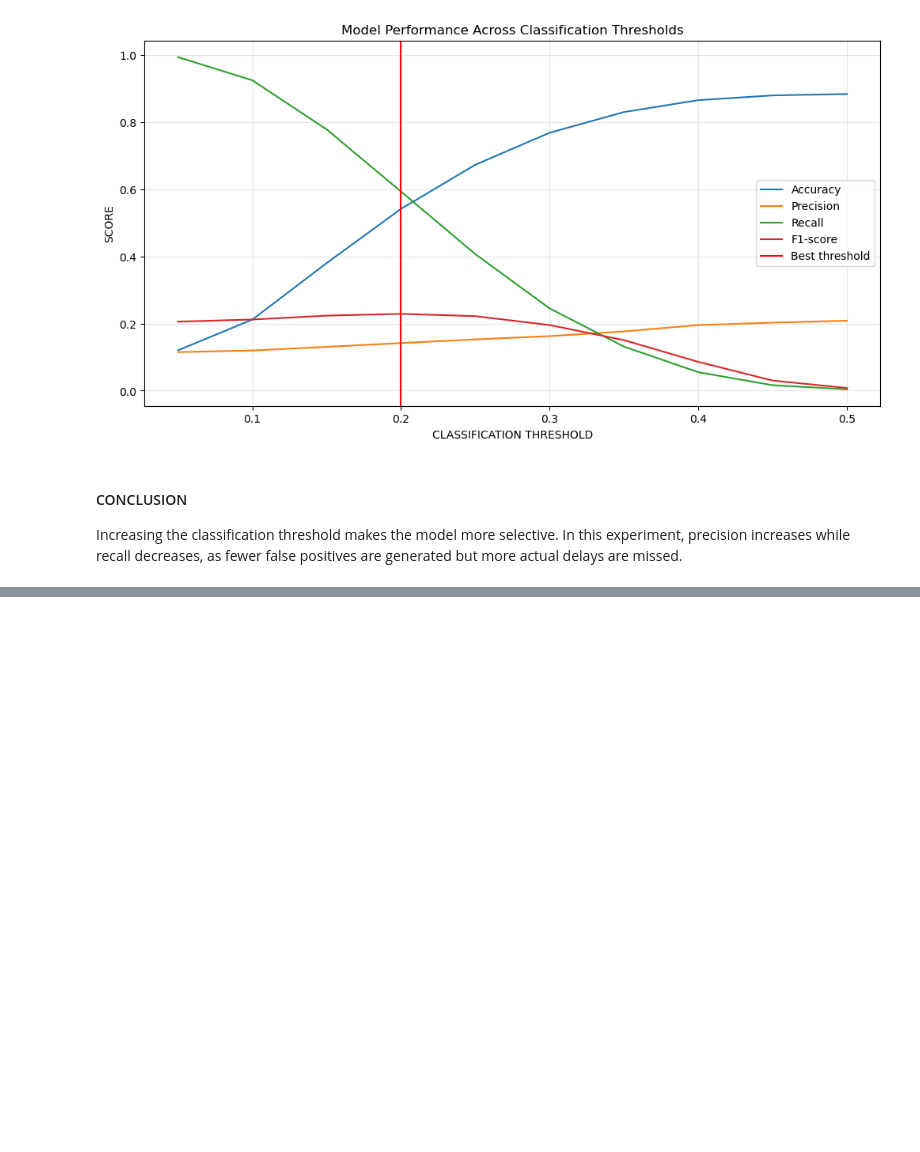
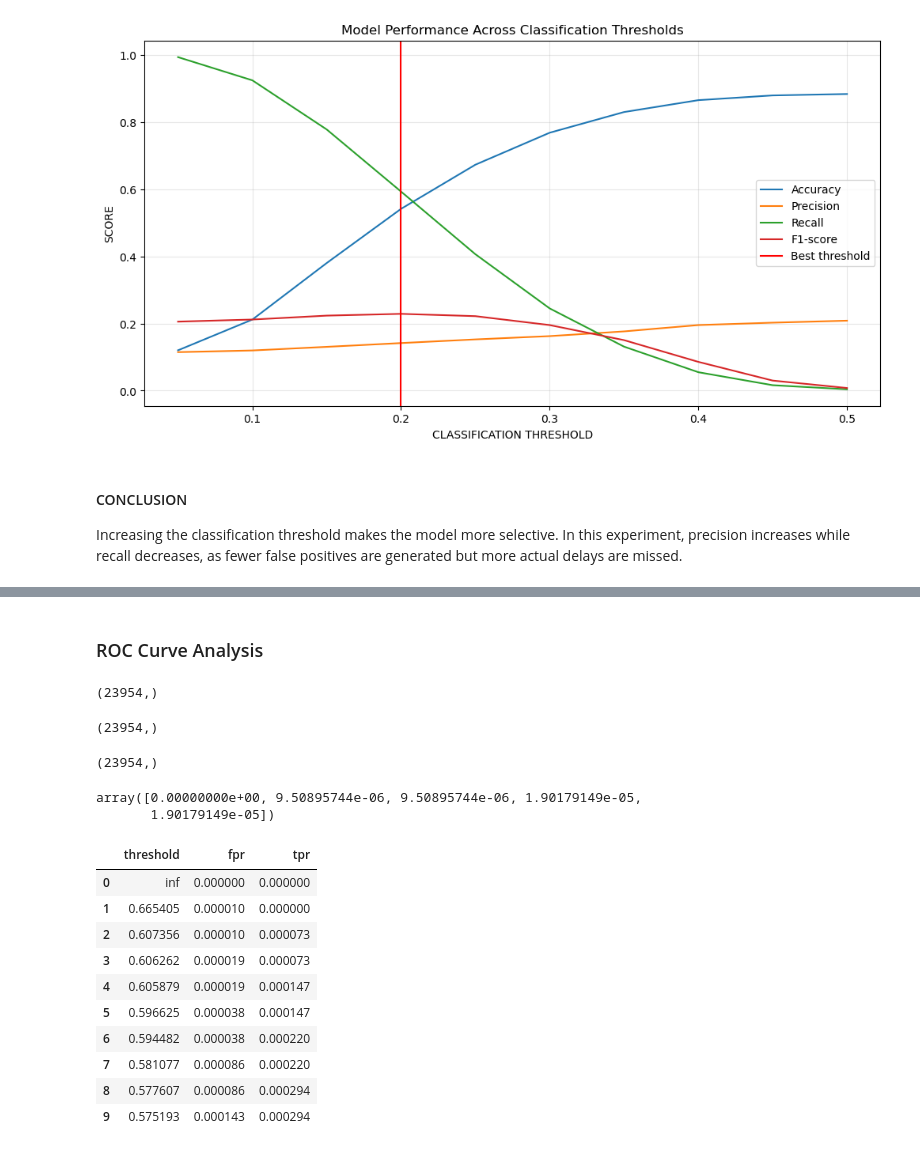
Before and after one commit to bacoscamadalina/flight-delay-prediction, a Jupyter notebook: 01_data_exploration.ipynb, the cells around one changed output, grey strips where cells are left out. Drawn from its saved outputs; the diff is of its cells as text; code cells hidden in the pictures; blank space fills up the shorter version.

Commit message:
add ROC Analysis

```diff
--- a/01_data_exploration.ipynb
+++ b/01_data_exploration.ipynb
@@ -1757,0 +1778,43 @@ Increasing the classification threshold makes the model more selective. In this
+# %% [markdown]
+### ROC Curve Analysis
+# %%
+from sklearn.metrics import roc_curve
+
+fpr, tpr, roc_thresholds = roc_curve(y_valid, delay_probabilities)
+
+fpr.shape
+# %% [output]
+(23954,)
+# %%
+tpr.shape
+# %% [output]
+(23954,)
+# %%
+roc_thresholds.shape
+# %% [output]
+(23954,)
+# %%
+fpr[:5]
+# %% [output]
+array([0.00000000e+00, 9.50895744e-06, 9.50895744e-06, 1.90179149e-05,
+       1.90179149e-05])
+# %%
+roc_results = pd.DataFrame({
+    "threshold": roc_thresholds,
+    "fpr": fpr,
+    "tpr": tpr
+})
+
+display(roc_results.head(10))
+# %% [output]
+|  | threshold | fpr | tpr |
+| 0 | inf | 0.000000 | 0.000000 |
+| 1 | 0.665405 | 0.000010 | 0.000000 |
+| 2 | 0.607356 | 0.000010 | 0.000073 |
+| 3 | 0.606262 | 0.000019 | 0.000073 |
+| 4 | 0.605879 | 0.000019 | 0.000147 |
+| 5 | 0.596625 | 0.000038 | 0.000147 |
+| 6 | 0.594482 | 0.000038 | 0.000220 |
+| 7 | 0.581077 | 0.000086 | 0.000220 |
+| 8 | 0.577607 | 0.000086 | 0.000294 |
+| 9 | 0.575193 | 0.000143 | 0.000294 |
```
Also changed, not shown: parts of 7 cells of this notebook.
